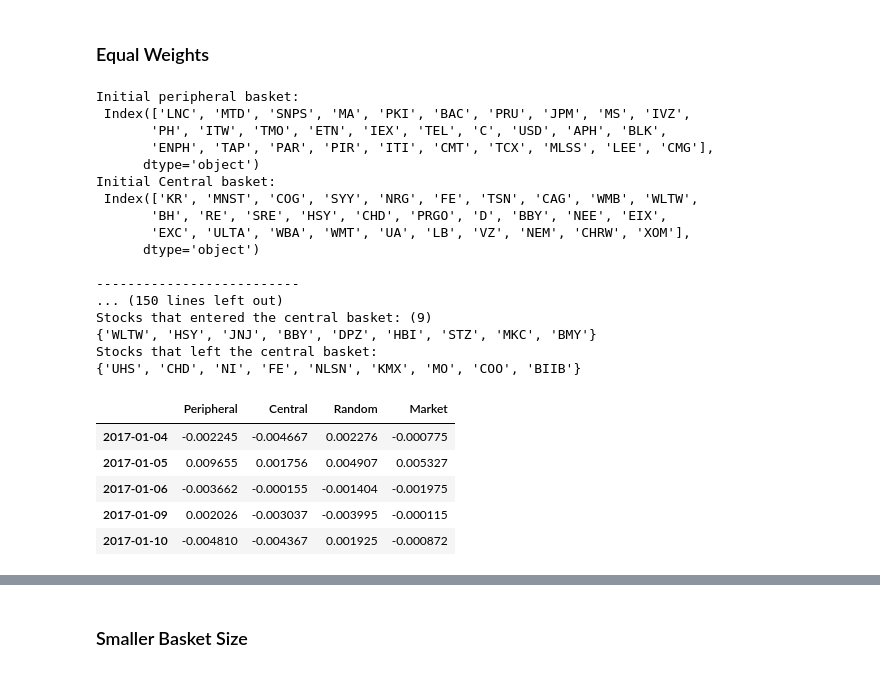
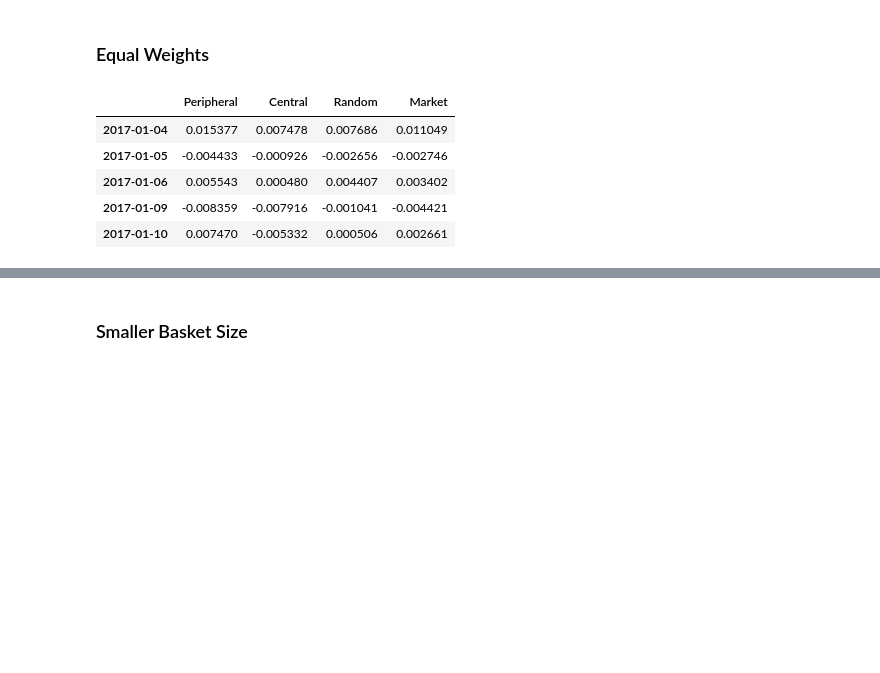
Before and after one commit to jw6602/GC-Project, a Jupyter notebook: backtest.ipynb, the cells around one changed output, grey strips where cells are left out. Cells and saved outputs as stored; diff of their text form; code cells hidden in the pictures; blank space fills up the shorter version.

```diff
--- a/backtest.ipynb
+++ b/backtest.ipynb
@@ -345,32 +386,15 @@ plt.show();
 # %% [markdown]
 ### Equal Weights
 # %%
-eqw_back_results = t_back.backtest_equal_weight(log_returns_df, SnP_returns, verbose=True)
+eqw_back_results = t_back.backtest_equal_weight(log_returns_df, verbose=False)
 eqw_back_results.head()
 # %% [output]
-Initial peripheral basket:
- Index(['LNC', 'MTD', 'SNPS', 'MA', 'PKI', 'BAC', 'PRU', 'JPM', 'MS', 'IVZ',
-       'PH', 'ITW', 'TMO', 'ETN', 'IEX', 'TEL', 'C', 'USD', 'APH', 'BLK',
-       'ENPH', 'TAP', 'PAR', 'PIR', 'ITI', 'CMT', 'TCX', 'MLSS', 'LEE', 'CMG'],
-      dtype='object')
-Initial Central basket:
- Index(['KR', 'MNST', 'COG', 'SYY', 'NRG', 'FE', 'TSN', 'CAG', 'WMB', 'WLTW',
-       'BH', 'RE', 'SRE', 'HSY', 'CHD', 'PRGO', 'D', 'BBY', 'NEE', 'EIX',
-       'EXC', 'ULTA', 'WBA', 'WMT', 'UA', 'LB', 'VZ', 'NEM', 'CHRW', 'XOM'],
-      dtype='object')
-
---------------------------
-... (150 lines left out)
-Stocks that entered the central basket: (9)
-{'WLTW', 'HSY', 'JNJ', 'BBY', 'DPZ', 'HBI', 'STZ', 'MKC', 'BMY'}
-Stocks that left the central basket:
-{'UHS', 'CHD', 'NI', 'FE', 'NLSN', 'KMX', 'MO', 'COO', 'BIIB'}
 |  | Peripheral | Central | Random | Market |
-| 2017-01-04 | -0.002245 | -0.004667 | 0.002276 | -0.000775 |
-| 2017-01-05 | 0.009655 | 0.001756 | 0.004907 | 0.005327 |
-| 2017-01-06 | -0.003662 | -0.000155 | -0.001404 | -0.001975 |
-| 2017-01-09 | 0.002026 | -0.003037 | -0.003995 | -0.000115 |
-| 2017-01-10 | -0.004810 | -0.004367 | 0.001925 | -0.000872 |
+| 2017-01-04 | 0.015377 | 0.007478 | 0.007686 | 0.011049 |
+| 2017-01-05 | -0.004433 | -0.000926 | -0.002656 | -0.002746 |
+| 2017-01-06 | 0.005543 | 0.000480 | 0.004407 | 0.003402 |
+| 2017-01-09 | -0.008359 | -0.007916 | -0.001041 | -0.004421 |
+| 2017-01-10 | 0.007470 | -0.005332 | 0.000506 | 0.002661 |
 # %%
 print('Mean excess returns')
 print(eqw_back_results.mean()*252)
```
Also changed, not shown: parts of 14 cells of this notebook, 1 other file.
